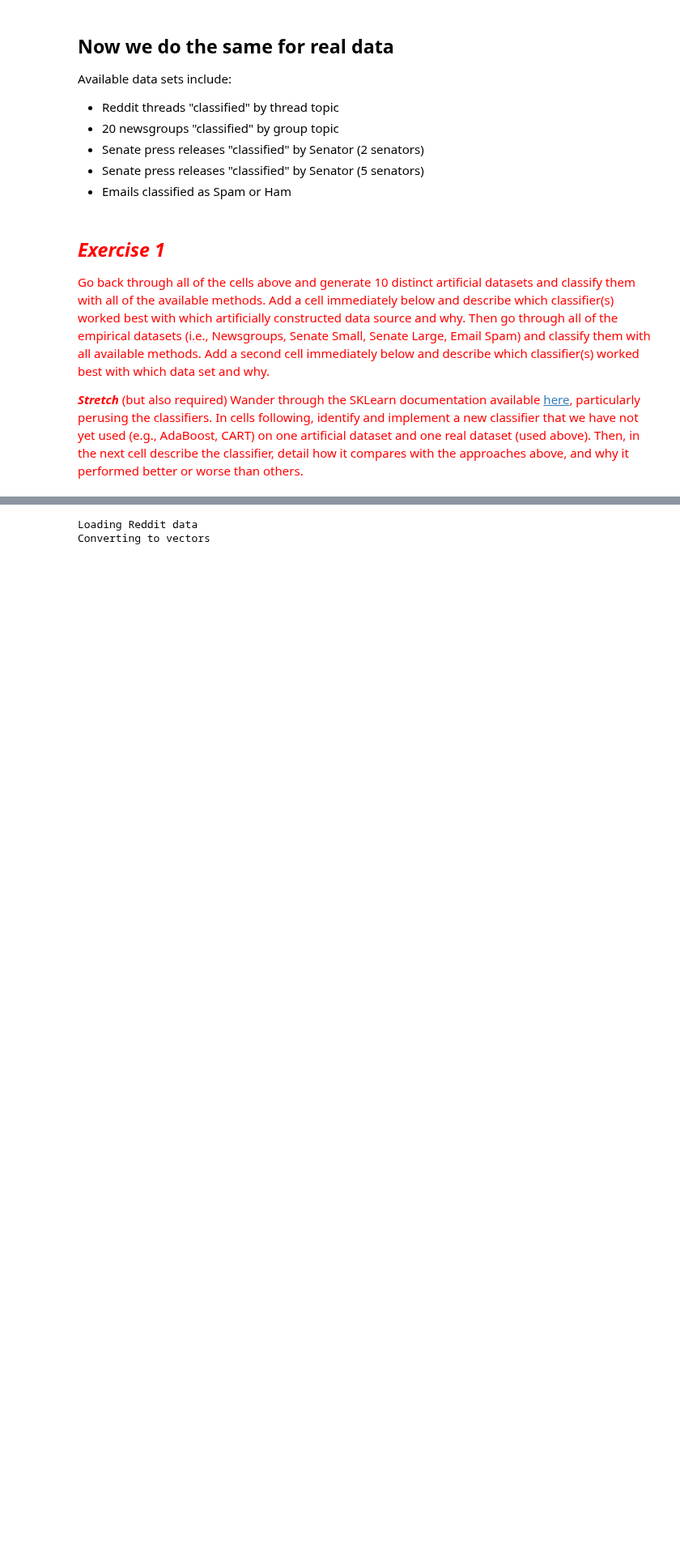
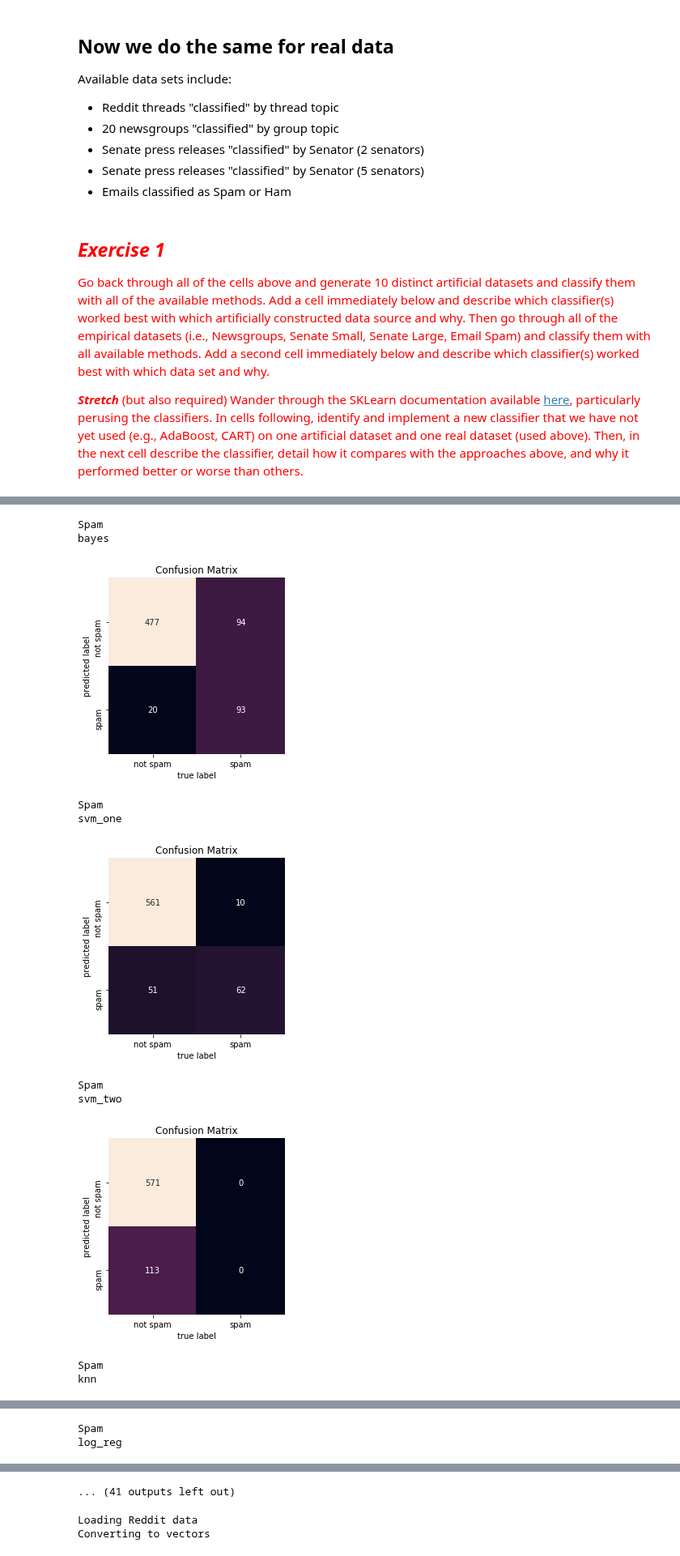
Before and after one commit to katykoenig/Content-Analysis-2020, a Jupyter notebook: week-3/3-Classification.ipynb, the cells around one changed output, grey strips where cells are left out. Shown at 81% size. Drawn from its saved outputs; the diff is of its cells as text; code cells hidden in the pictures; blank space fills up the shorter version.

```diff
--- a/week-3/3-Classification.ipynb
+++ b/week-3/3-Classification.ipynb
@@ -245,0 +237,7 @@ KeyboardInterrupt:
+# %%
+# now use real data
+real_datasets = [("Spam", lucem_illud_2020.loadSpam()),
+                 ("Senate Large", lucem_illud_2020.loadSenateLarge()),
+                 ("Senate Small", lucem_illud_2020.loadSenateSmall()),
+                 ("Reddit", lucem_illud_2020.loadReddit()),
+                 ("News", lucem_illud_2020.loadNewsGroups())]
@@ -245,0 +263,25 @@ KeyboardInterrupt:
+# %%
+for name, data in real_datasets:
+    dfTrain, dfTest = lucem_illud_2020.trainTestSplit(data)
+    for key, val in clfs_dict.items():
+        clf = clfs_dict[key]
+        print(name)
+        print(key)
+        try:
+            clf.fit(np.stack(dfTrain['vect'], axis=0), dfTrain['category'])
+            lucem_illud_2020.evaluateClassifier(clf, dfTest)
+            lucem_illud_2020.plotConfusionMatrix(clf, dfTest)
+        except:
+            print(f'not enough classes to fit clf')
+# %% [output]
+Spam
+bayes
+[figure, added]
+Spam
+svm_one
+[figure, added]
+Spam
+svm_two
+[figure, added]
+Spam
+knn
@@ -245,0 +289,2 @@ KeyboardInterrupt:
+Spam
+log_reg
@@ -246,3 +295,4 @@ KeyboardInterrupt:
+... (41 outputs left out)
 # %%
 # stretch
 mixed_datasets = [("Random: No Noise", lucem_illud_2020.random()),
```
Also changed, not shown: parts of 7 cells of this notebook.
